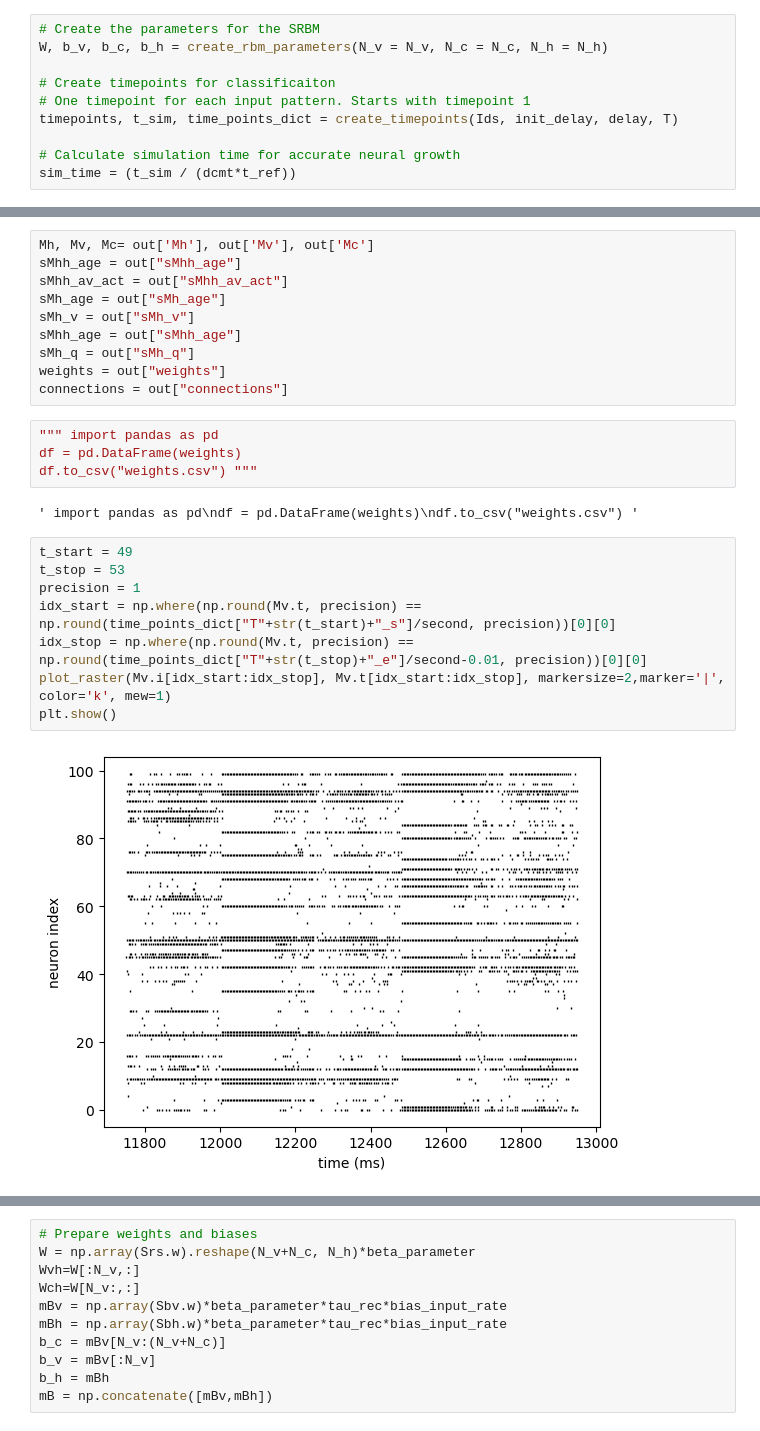
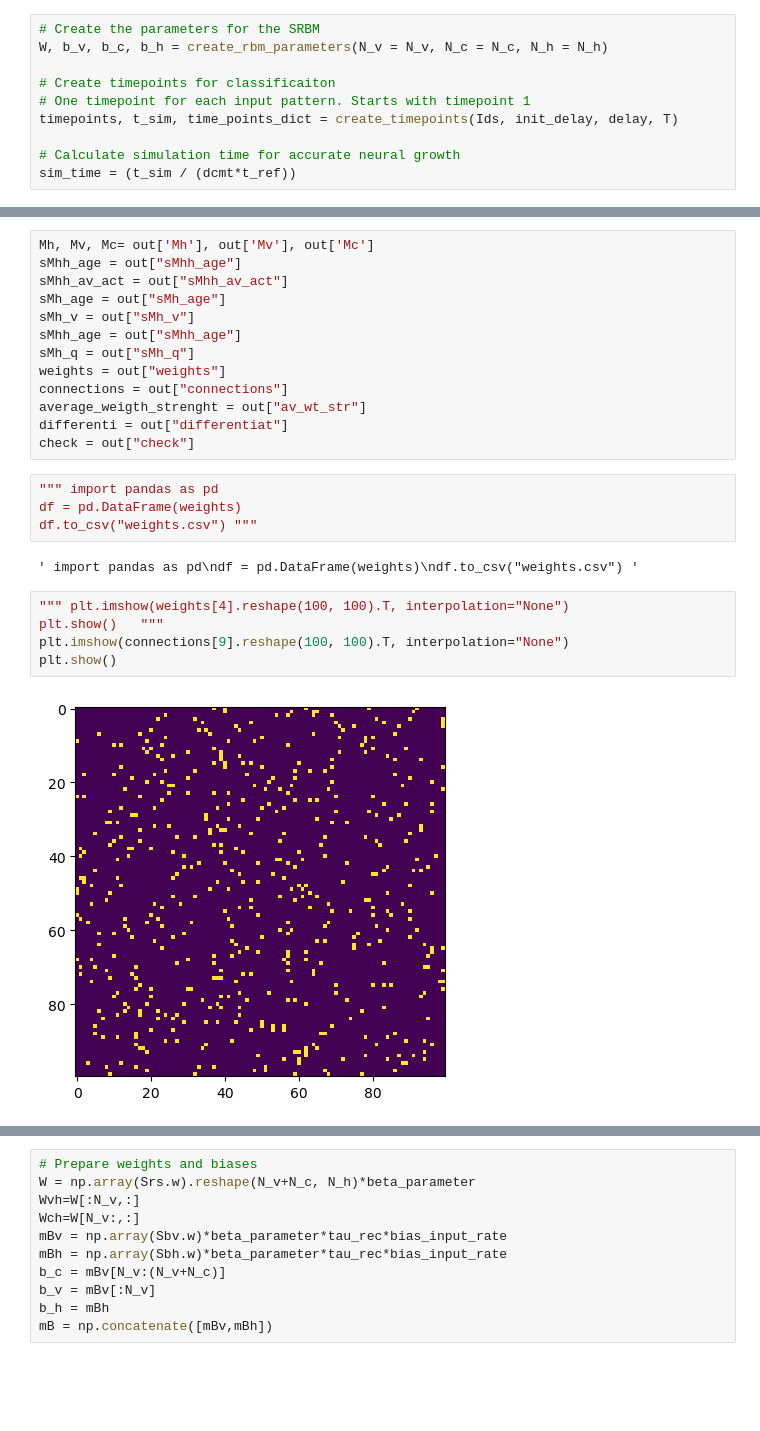
Before and after one commit to danvdm/spikingdentategyrus, a Jupyter notebook: scripts/train.ipynb, the cells around one changed output, grey strips where cells are left out. Saved outputs shown, nothing was run; the diff lists cells and outputs as text; blank space fills up the shorter version.

```diff
--- a/scripts/train.ipynb
+++ b/scripts/train.ipynb
@@ -126,20 +141,20 @@ sMhh_age = out["sMhh_age"]
 sMh_q = out["sMh_q"]
 weights = out["weights"]
 connections = out["connections"]
+average_weigth_strenght = out["av_wt_str"]
+differenti = out["differentiat"]
+check = out["check"]
 # %%
 """ import pandas as pd
 df = pd.DataFrame(weights)
 df.to_csv("weights.csv") """
 # %% [output]
 ' import pandas as pd\ndf = pd.DataFrame(weights)\ndf.to_csv("weights.csv") '
-# %%
-t_start = 49
-t_stop = 53
-precision = 1
-idx_start = np.where(np.round(Mv.t, precision) == np.round(time_points_dict["T"+str(t_start)+"_s"]/second, precision))[0][0]
-idx_stop = np.where(np.round(Mv.t, precision) == np.round(time_points_dict["T"+str(t_stop)+"_e"]/second-0.01, precision))[0][0]
-plot_raster(Mv.i[idx_start:idx_stop], Mv.t[idx_start:idx_stop], markersize=2,marker='|', color='k', mew=1)
-plt.show()
-# %% [output]
-[figure, old version]
+# %%
+""" plt.imshow(weights[4].reshape(100, 100).T, interpolation="None")
+plt.show()   """
+plt.imshow(connections[9].reshape(100, 100).T, interpolation="None")
+plt.show()
+# %% [output]
+[figure, added]
 # %%
```
Also changed, not shown: parts of 11 cells of this notebook, 13 other files.
